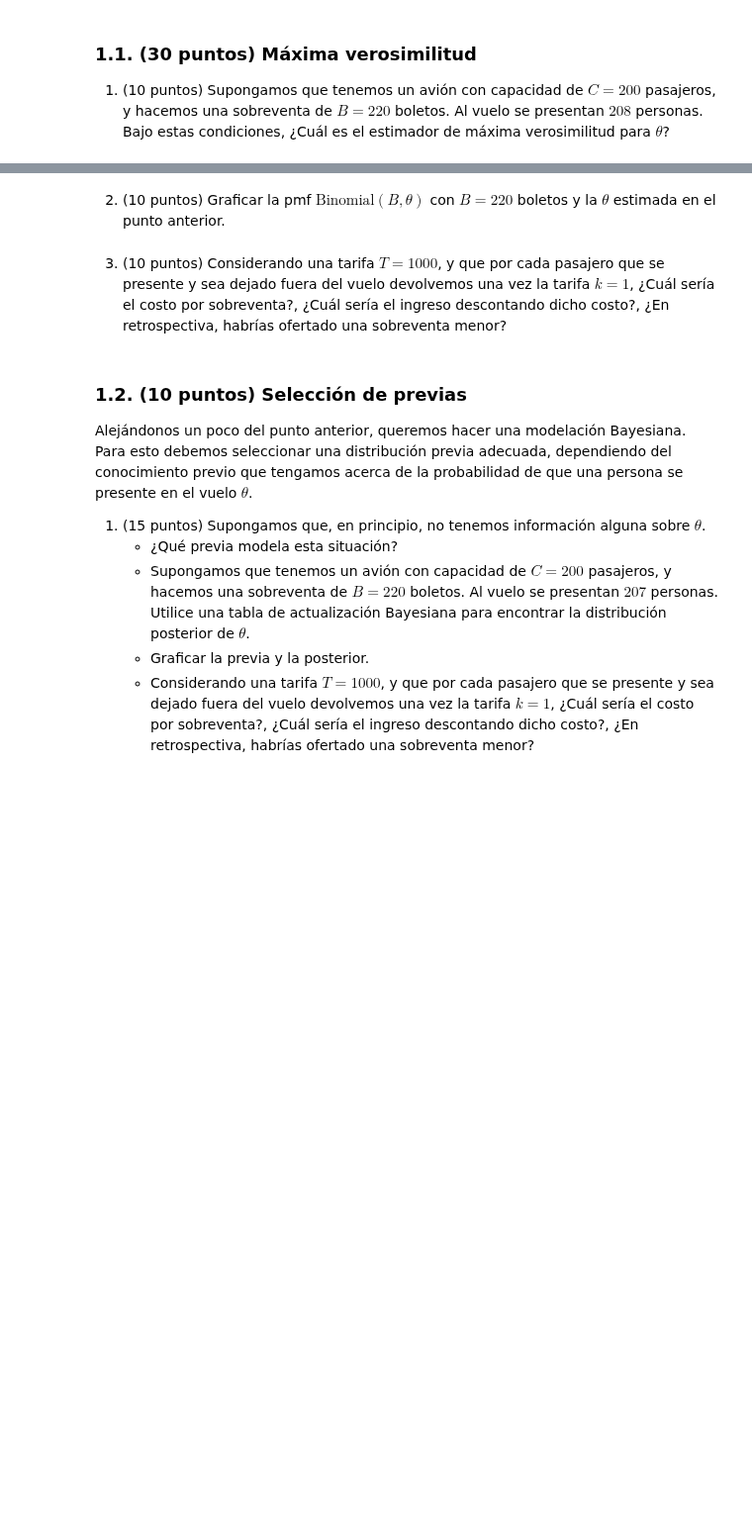
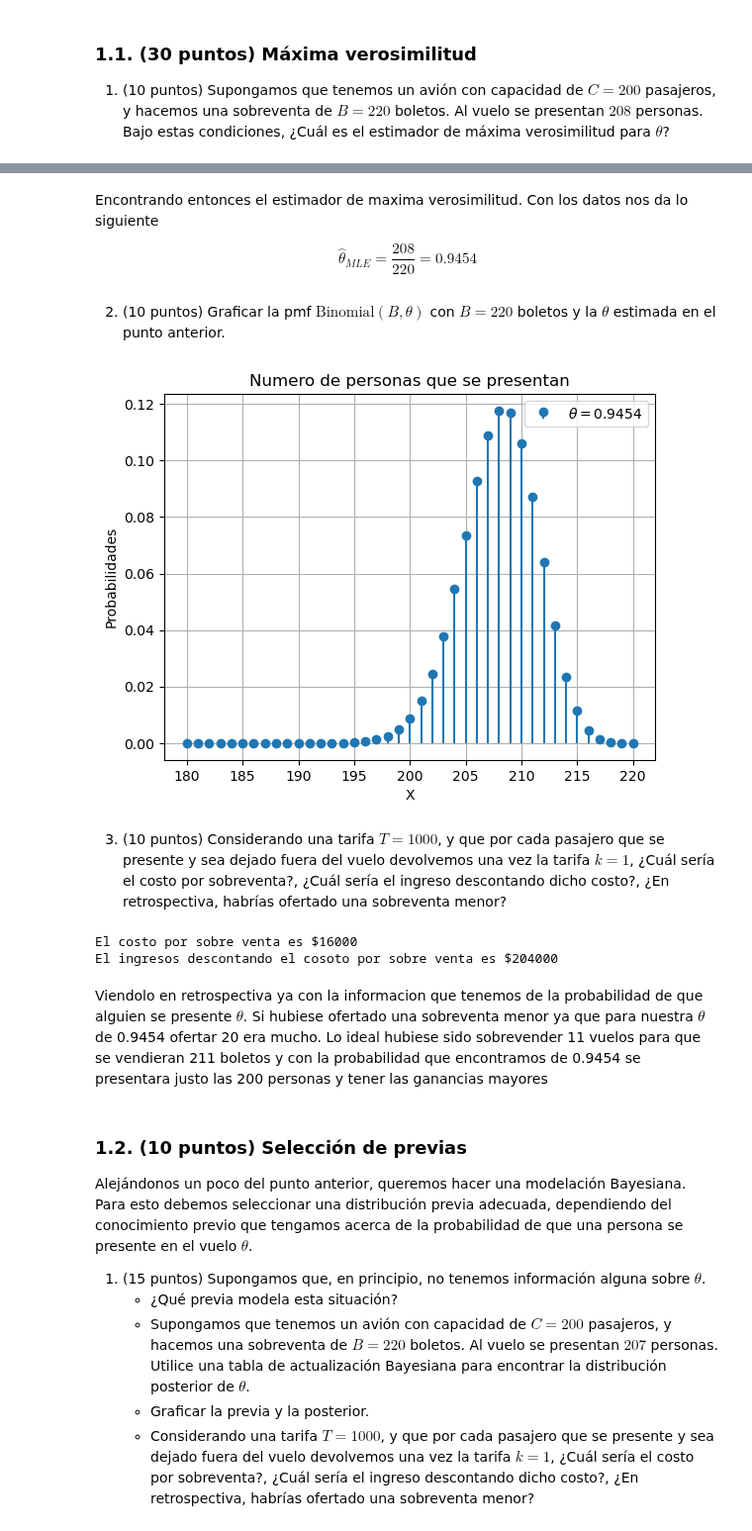
Before and after one commit to Carispa/Metodos-Bayesianos, a Jupyter notebook: Examenes/Examen1/examen1.ipynb, the cells around one changed output, grey strips where cells are left out. Shown at 99% size. Cells and saved outputs as stored; diff of their text form; code cells hidden in the pictures; blank space fills up the shorter version.

Commit message:
Examen terminado. Eperemos que este todo bien jeje.

```diff
--- a/Examenes/Examen1/examen1.ipynb
+++ b/Examenes/Examen1/examen1.ipynb
@@ -42,2 +70,8 @@ $$
+# %% [markdown]
+Encontrando entonces el estimador de maxima verosimilitud. Con los datos nos da lo siguiente
+
+$$
+\hat{\theta}_{MLE} = \frac{208}{220} = 0.9454
+$$
 # %% [markdown]
 2. (10 puntos) Graficar la pmf $\text{Binomial}(B, \theta)$ con $B=220$ boletos y la $\theta$ estimada en el punto anterior.
@@ -44,5 +82,42 @@ $$
+# %%
+# Definimos la distribucion binomial con B = 220 y theta = 0.9454
+b = 220
+theta = 0.9454
+Binom = stats.binom(n=b, p=theta)
+# %%
+# Lo ponemos a partir de 180 porque todo lo demas es practicamente 0 y para que se
+# pueda visualizar de mejor manera
+x = range(180, 221)
+pk = Binom.pmf(x)
+
+plt.stem(x, pk, basefmt=" ", label=r"$\theta = 0.9454$")
+plt.xlabel('X')
+plt.ylabel('Probabilidades')
+plt.title('Numero de personas que se presentan')
+plt.legend()
+plt.grid()
+plt.show()
+# %% [output]
+[figure, added]
 # %% [markdown]
 3. (10 puntos) Considerando una tarifa $T=1000$, y que por cada pasajero que se presente y sea dejado fuera del vuelo devolvemos una vez la tarifa $k=1$, ¿Cuál sería el costo por sobreventa?, ¿Cuál sería el ingreso descontando dicho costo?, ¿En retrospectiva, habrías ofertado una sobreventa menor?
+# %%
+T = 1000
+k = 1
+X = 208
+C = 200
+B = 220
+
+cob = T*(k+1) * max(X-C,0)
+ingreso = T*B - cob
+
+print(f"El costo por sobre venta es ${cob}")
+print(f"El ingresos descontando el cosoto por sobre venta es ${ingreso}")
+# %% [output]
+El costo por sobre venta es $16000
+El ingresos descontando el cosoto por sobre venta es $204000
+# %% [markdown]
+Viendolo en retrospectiva ya con la informacion que tenemos de la probabilidad de que alguien se presente $\theta$. Si hubiese ofertado una sobreventa menor ya que para nuestra $\theta$ de 0.9454 ofertar 20 era mucho. Lo ideal hubiese sido sobrevender 11 vuelos para que se vendieran 211 boletos y con la probabilidad que encontramos de 0.9454 se presentara justo las 200 personas y tener las ganancias mayores
 # %% [markdown]
 ### 1.2. (10 puntos) Selección de previas
 
```
Also changed, not shown: parts of 33 cells of this notebook.
